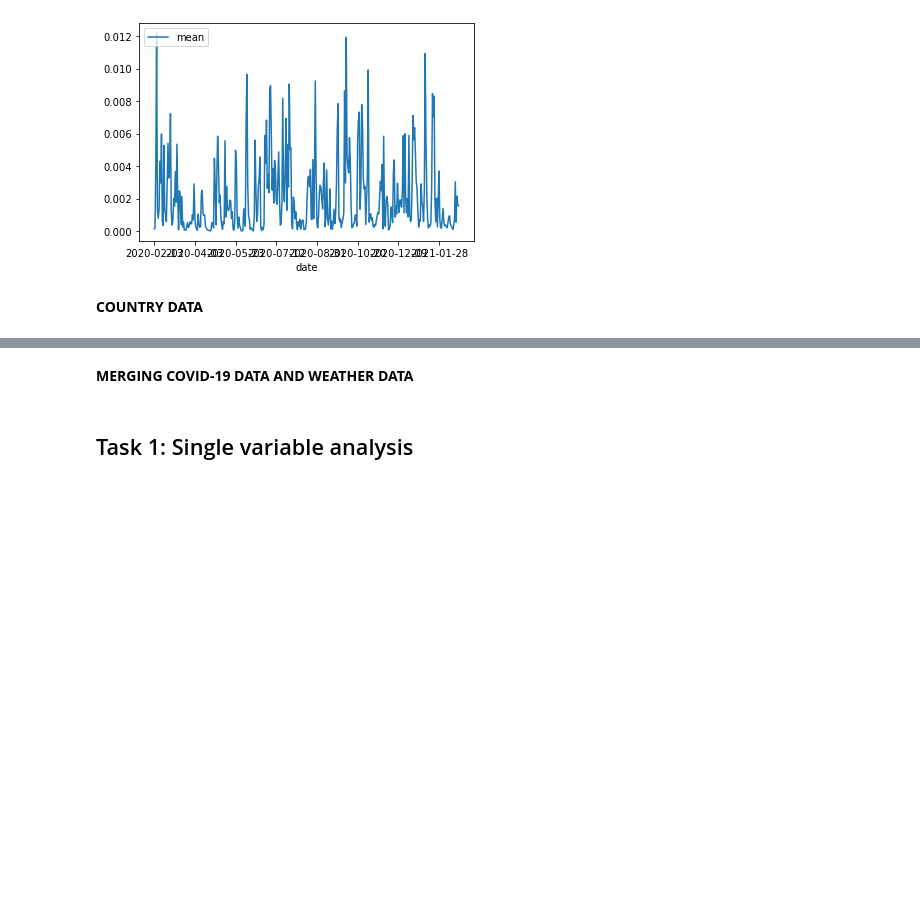
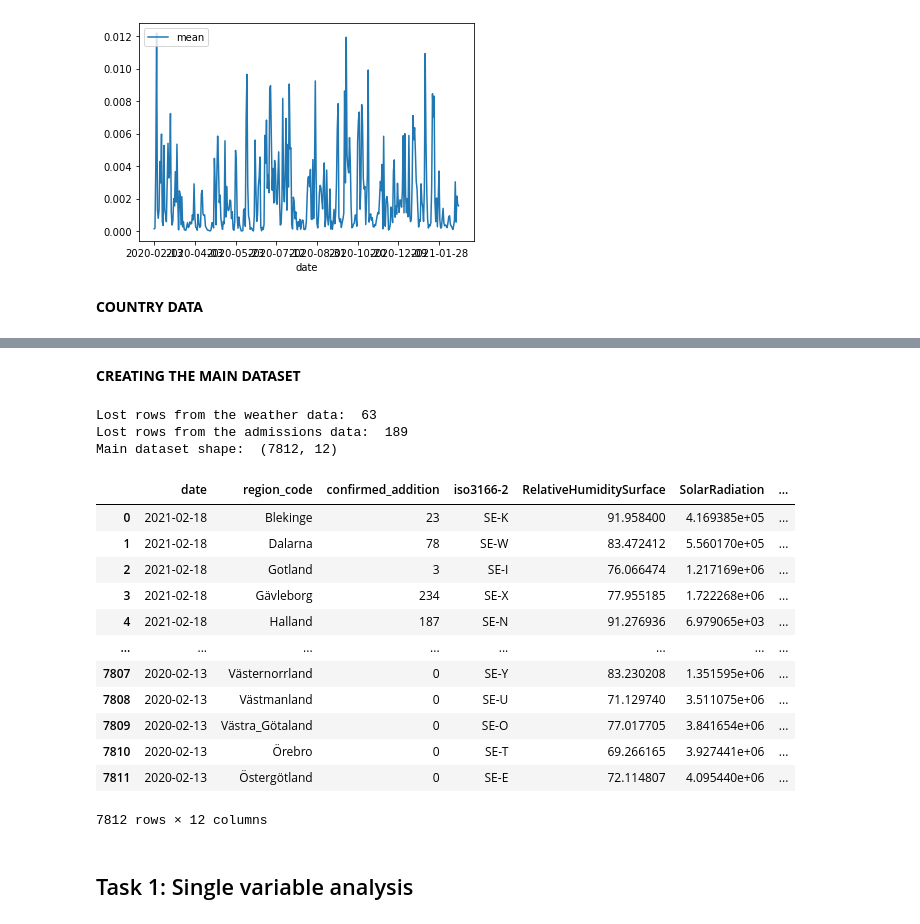
Before and after one commit to ranUser01/Covid-development-in-Sweden, a Jupyter notebook: notebooks/project_handin.ipynb, the cells around one changed output, grey strips where cells are left out. Saved outputs shown, nothing was run; the diff lists cells and outputs as text; code cells hidden in the pictures; blank space fills up the shorter version.

```diff
--- a/notebooks/project_handin.ipynb
+++ b/notebooks/project_handin.ipynb
@@ -116,0 +134,8 @@ ourworld_df
+# %%
+'''Loading the Our World in Data datases'''
+stringency_index = pd.read_csv("../data/external/owid-covid-data.csv")
+
+'''Choosing only Sweden and dropping the NaNs'''
+stringency_index = stringency_index[stringency_index["iso_code"] == "SWE"][["date", "stringency_index"]].dropna()
+
+stringency_index
@@ -117,12 +156,36 @@ ourworld_df
 # %% [markdown]
-<b> MERGING COVID-19 DATA AND WEATHER DATA </b>
+<b> CREATING THE MAIN DATASET </b>
 # %%
-merged_dataset = pd.merge(corona_additions,weather_data, on = ['iso3166-2','date'])
+'''Merging weather data and admissions data'''
+dataset = pd.merge(corona_additions,weather_data, on = ['iso3166-2','date'])
 
-print('Lost rows from the weather data: ', weather_data.shape[0] - corona_weather.shape[0])
-print('Lost rows from the admissions data: ', corona_additions.shape[0] - corona_weather.shape[0])
+print('Lost rows from the weather data: ', weather_data.shape[0] - dataset.shape[0])
+print('Lost rows from the admissions data: ', corona_additions.shape[0] - dataset.shape[0])
 
-merged_dataset
+
+'''Adding stringency index'''
+dataset = dataset.merge(stringency_index, on = "date") #regions have the strigency index on the same day
+
+print('Main dataset shape: ', dataset.shape)
+
+dataset
+# %% [output]
+Lost rows from the weather data:  63
+Lost rows from the admissions data:  189
+Main dataset shape:  (7812, 12)
+|  | date | region_code | confirmed_addition | iso3166-2 | RelativeHumiditySurface | SolarRadiation | ... |
+| 0 | 2021-02-18 | Blekinge | 23 | SE-K | 91.958400 | 4.169385e+05 | ... |
+| 1 | 2021-02-18 | Dalarna | 78 | SE-W | 83.472412 | 5.560170e+05 | ... |
+| 2 | 2021-02-18 | Gotland | 3 | SE-I | 76.066474 | 1.217169e+06 | ... |
+| 3 | 2021-02-18 | Gävleborg | 234 | SE-X | 77.955185 | 1.722268e+06 | ... |
+| 4 | 2021-02-18 | Halland | 187 | SE-N | 91.276936 | 6.979065e+03 | ... |
+| ... | ... | ... | ... | ... | ... | ... | ... |
+| 7807 | 2020-02-13 | Västernorrland | 0 | SE-Y | 83.230208 | 1.351595e+06 | ... |
+| 7808 | 2020-02-13 | Västmanland | 0 | SE-U | 71.129740 | 3.511075e+06 | ... |
+| 7809 | 2020-02-13 | Västra_Götaland | 0 | SE-O | 77.017705 | 3.841654e+06 | ... |
+| 7810 | 2020-02-13 | Örebro | 0 | SE-T | 69.266165 | 3.927441e+06 | ... |
+| 7811 | 2020-02-13 | Östergötland | 0 | SE-E | 72.114807 | 4.095440e+06 | ... |
+7812 rows × 12 columns
 # %% [markdown]
 <h2> Task 1: Single variable analysis  </h2>
 # %% [markdown]
```
Also changed, not shown: parts of 7 cells of this notebook.
